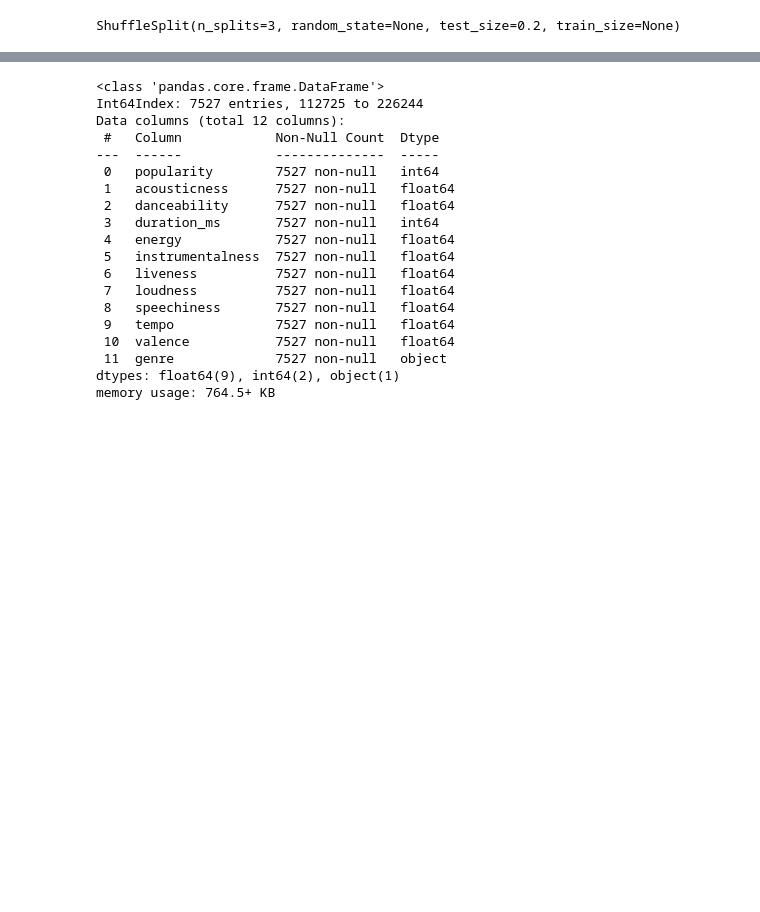
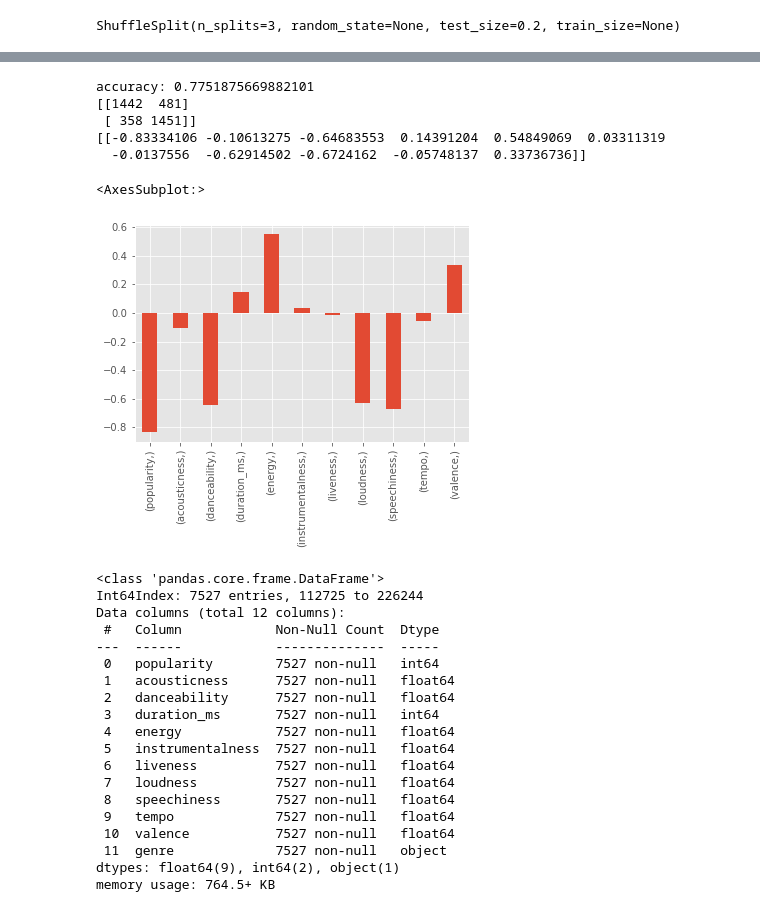
Before and after one commit to xiolett/ML1, a Jupyter notebook: Lab_Mini_LogisiticRegression_SVMs/Group2_MiniLabFinal.ipynb, the cells around one changed output, grey strips where cells are left out. Saved outputs shown, nothing was run; the diff lists cells and outputs as text; code cells hidden in the pictures; blank space fills up the shorter version.

```diff
--- a/Lab_Mini_LogisiticRegression_SVMs/MiniLabDraftSE.ipynb
+++ b/Lab_Mini_LogisiticRegression_SVMs/Group2_MiniLabFinal.ipynb
@@ -15,8 +13,9 @@ import pandas as pd
 import os
 import numpy as np
 import matplotlib.pyplot as plt
+
+#Loading in csv Spotify dataset
+file_path = os.path.join(os.getcwd(), "SpotifyFeatures.csv")
+df = pd.read_csv(file_path) # read in the csv file
+
+df.head()
-# %%
-#Loading in csv Spotify dataset
-df = pd.read_csv('/Users/scottenglerth/Downloads/SpotifyFeatures.csv') # read in the csv file
-
-df.head()
@@ -92,15 +83,3 @@ cv_object = ShuffleSplit(n_splits=num_cv_iterations,
 print(cv_object)
 # %% [output]
 ShuffleSplit(n_splits=3, random_state=None, test_size=0.2, train_size=None)
-# %%
-from sklearn.linear_model import LogisticRegression
-from sklearn import metrics as mt
-
-for iter_num, (train_indices, test_indices) in enumerate(cv_object.split(X,y)):
-    lr_clf.fit(X[train_indices],y[train_indices])  # train object
-    y_hat = lr_clf.predict(X[test_indices]) # get test set precitions
-
-    # print the accuracy and confusion matrix
-    print("====Iteration",iter_num," ====")
-    print("accuracy", mt.accuracy_score(y[test_indices],y_hat))
-    print("confusion matrix\n",mt.confusion_matrix(y[test_indices],y_hat))
@@ -208,3 +279,29 @@ print(svm_clf.n_support_ )
+# %%
+# lets investigate SVMs on the data and play with the parameters and kernels
+from sklearn.svm import SVC
+
+# train the model
+svm_clf = SVC(C=0.5, kernel='linear', degree=3, gamma='auto') # get object
+svm_clf.fit(X_train_scaled, y_train)  # train object
+
+y_hat = svm_clf.predict(X_test_scaled) # get test set precitions
+
+acc = mt.accuracy_score(y_test,y_hat)
+conf = mt.confusion_matrix(y_test,y_hat)
+print('accuracy:', acc )
+print(conf)
+
+print(svm_clf.coef_)
+weights = pd.Series(svm_clf.coef_[0],index=[dfPopRock.columns])
+weights.plot(kind='bar')
+# %% [output]
+accuracy: 0.7751875669882101
+[[1442  481]
+ [ 358 1451]]
+[[-0.83334106 -0.10613275 -0.64683553  0.14391204  0.54849069  0.03311319
+  -0.0137556  -0.62914502 -0.6724162  -0.05748137  0.33736736]]
+<AxesSubplot:>
+[figure, added]
 # %%
 
 # Now let's do some different analysis with the SVM and look at the instances that were chosen as support vectors
```
Also changed, not shown: parts of 16 cells of this notebook.
